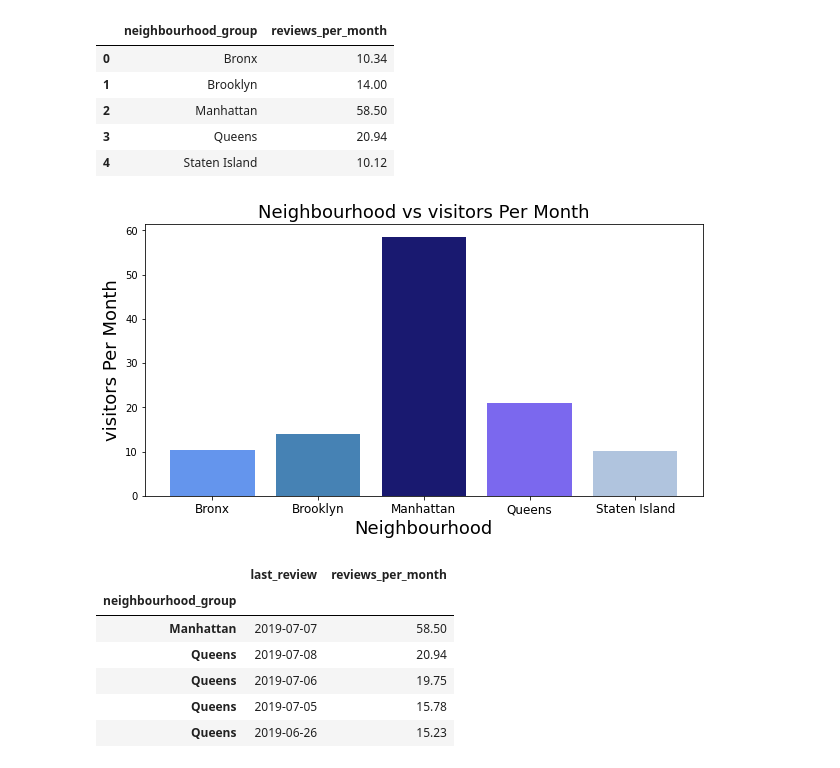
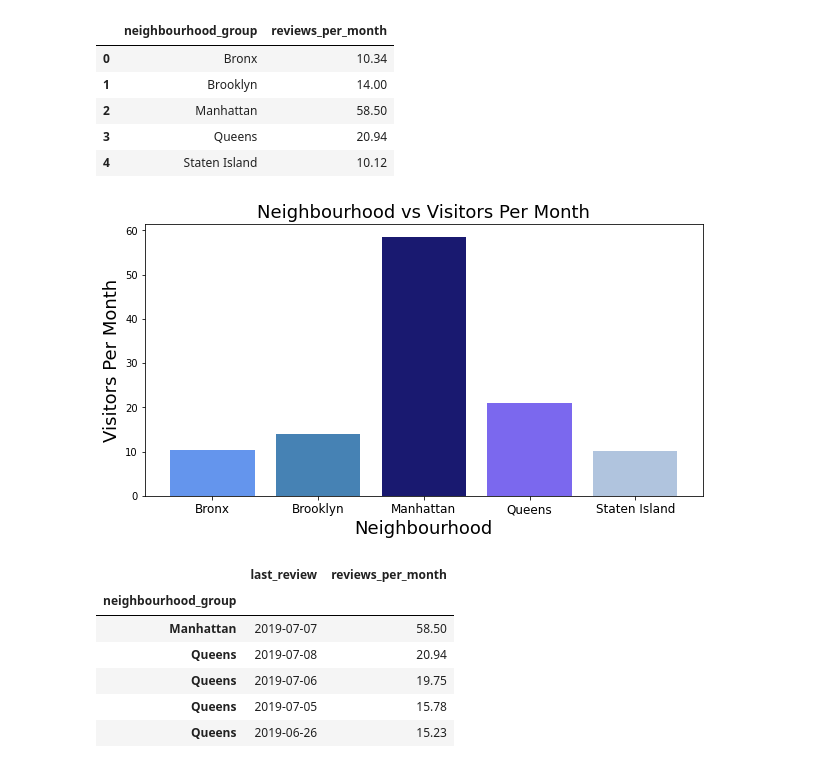
Before and after one commit to NishankRana/Airbnb-Data-Analysis, a Jupyter notebook: Airbnb_Bookings_Analysis_Capstone_Project.ipynb, the cells around one changed output. Cells and saved outputs as stored; diff of their text form; code cells hidden in the pictures.

```diff
--- a/Airbnb_Bookings_Analysis_Capstone_Project.ipynb
+++ b/Airbnb_Bookings_Analysis_Capstone_Project.ipynb
@@ -244,8 +244,8 @@ host_name = highest_calculated_host_listings_count['host_name']
 calculated_host_listings_count = highest_calculated_host_listings_count['calculated_host_listings_count']
 plt.bar(host_name,calculated_host_listings_count, color='red')
 
-plt.rcParams['figure.figsize'] = (15,7)
-plt.title('Hosts with Highest Host Listings', {'fontsize':20})
+plt.rcParams['figure.figsize'] = (15,10)
+plt.title('Hosts with Highest Host Listings', {'fontsize':15})
 plt.xlabel('Host Names',{'fontsize':15})
 plt.ylabel('Host listings count',{'fontsize':15})
 plt.show()
@@ -386,21 +386,21 @@ neighbourhood_reviews_per_month
 # %%
 # Using matplotlib libraries for ploting the bar chart for easy visualize and understanding.
 neighbourhoods_for_month = neighbourhood_reviews_per_month['neighbourhood_group']
 reviews_per_month = neighbourhood_reviews_per_month['reviews_per_month']
 
 fig = plt.figure(figsize = (10, 5))
 
 # Creating the bar plot
 color = ['cornflowerblue','steelblue','midnightblue','mediumslateblue','lightsteelblue']
 plt.bar(neighbourhoods_for_month, reviews_per_month,color=color)
 
 plt.xlabel("Neighbourhood",fontsize=18)
-plt.ylabel("visitors Per Month",fontsize=18)
-plt.title("Neighbourhood vs visitors Per Month",fontsize=18)
+plt.ylabel("Visitors Per Month",fontsize=18)
+plt.title("Neighbourhood vs Visitors Per Month",fontsize=18)
 plt.xticks(fontsize='12')
 plt.show()
 # %% [output]
-[figure, old version]
+[figure, new version]
 # %%
 # Getting the last review along with neighbourhood group
 df.groupby(['neighbourhood_group','last_review'])['reviews_per_month'].max().reset_index().sort_values(by='reviews_per_month',ascending=False).head().set_index('neighbourhood_group')
```
Also changed, not shown: parts of 9 cells of this notebook.
